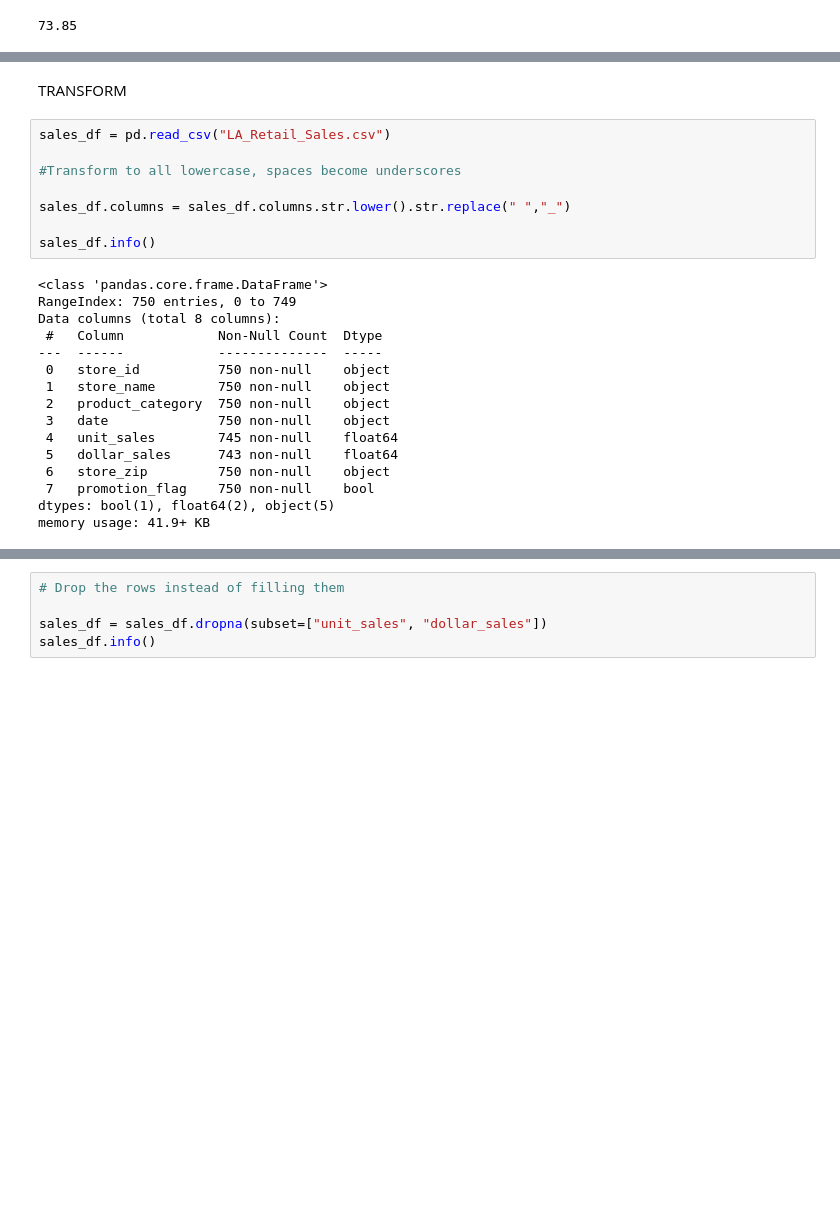
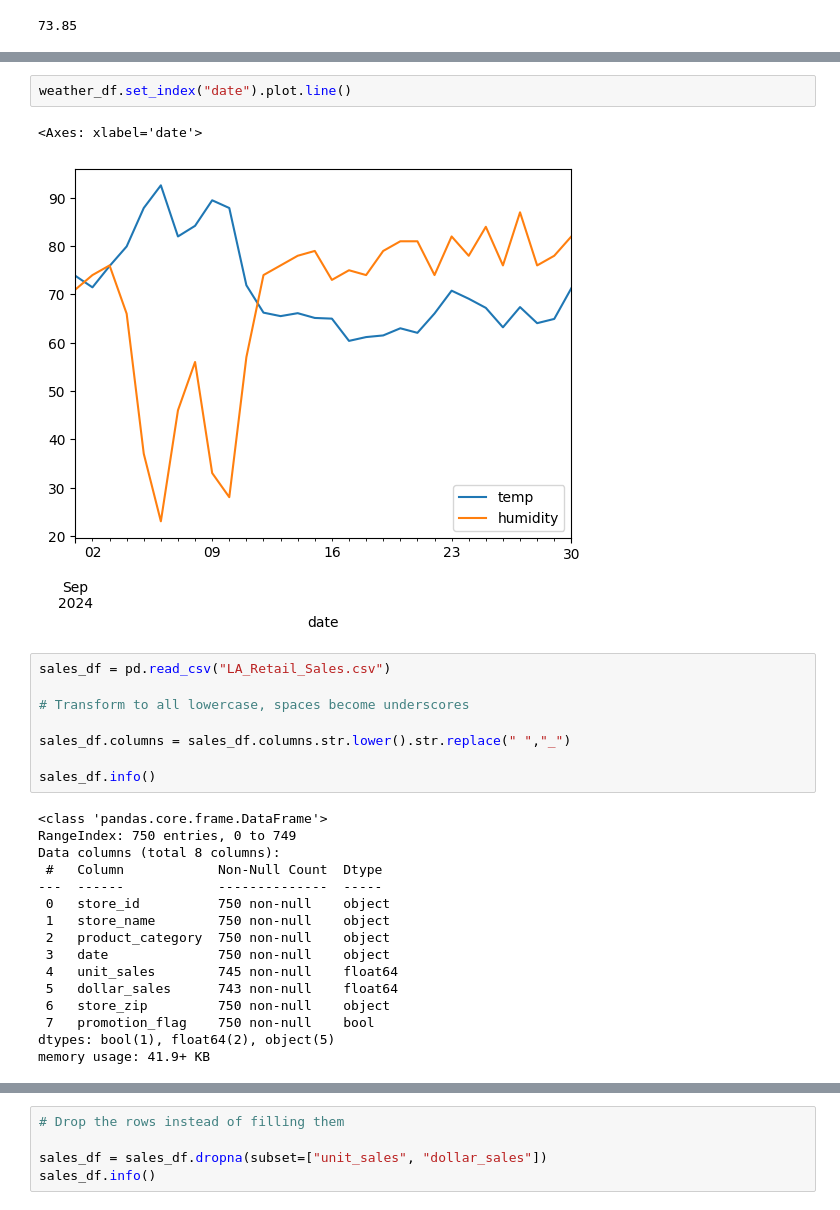
Before and after one commit to brianwong778/LARetailSales_ETL, a Jupyter notebook: ETLwithPython.ipynb, the cells around one changed output, grey strips where cells are left out. Drawn from its saved outputs; the diff is of its cells as text; blank space fills up the shorter version.

```diff
--- a/ETLwithPython.ipynb
+++ b/ETLwithPython.ipynb
@@ -232,9 +306,12 @@ weather_df
-# %% [markdown]
-TRANSFORM
+# %%
+weather_df.set_index("date").plot.line()
+# %% [output]
+<Axes: xlabel='date'>
+[figure, added]
 # %%
 sales_df = pd.read_csv("LA_Retail_Sales.csv")
 
-#Transform to all lowercase, spaces become underscores
+# Transform to all lowercase, spaces become underscores
 
 sales_df.columns = sales_df.columns.str.lower().str.replace(" ","_")
 
```
Also changed, not shown: parts of 19 cells of this notebook.
